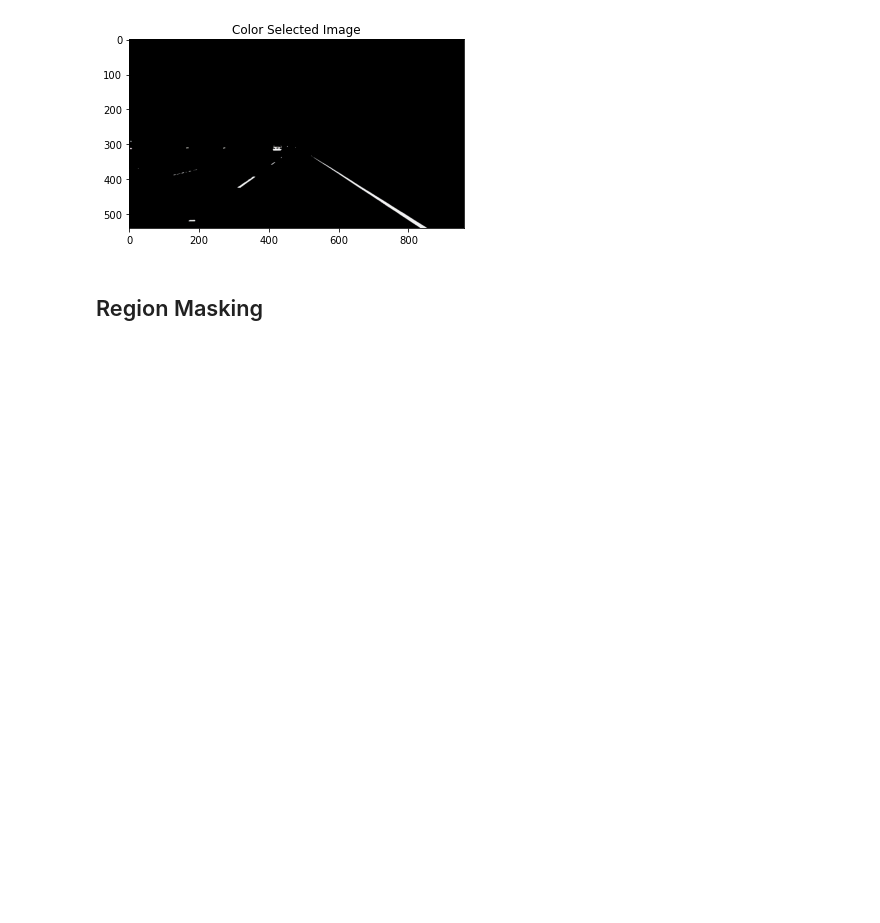
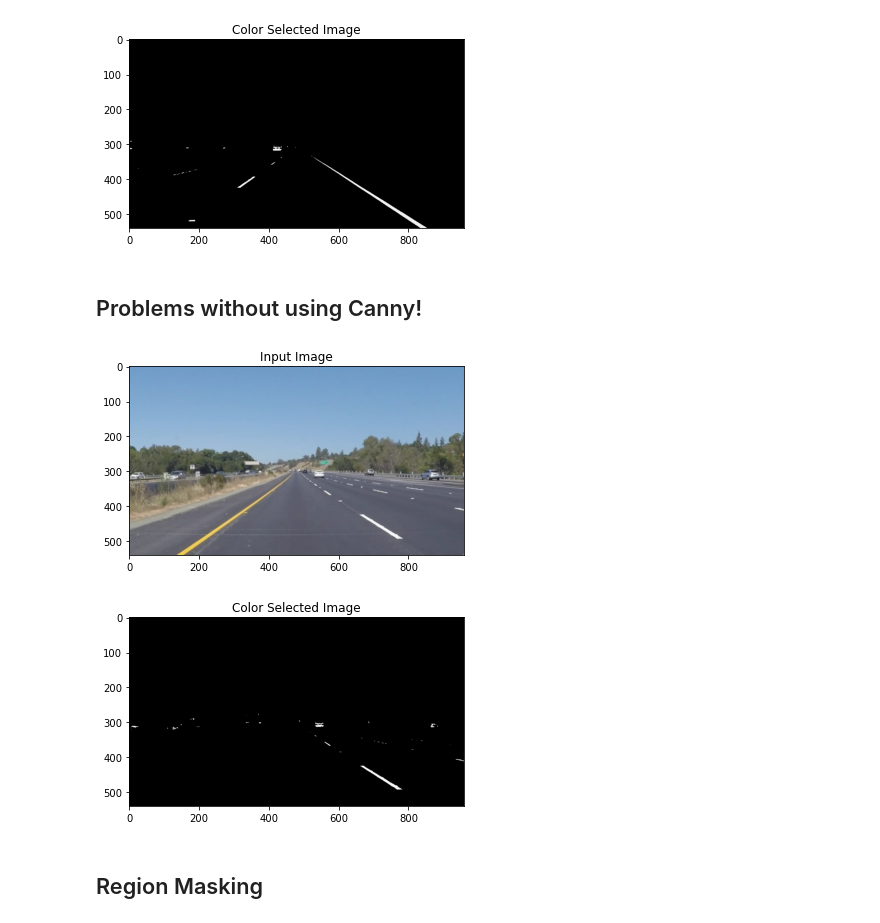
Before and after one commit to anujamin01/639Final, a Jupyter notebook: Final Project/laneDetection.ipynb, the cells around one changed output. Drawn from its saved outputs; the diff is of its cells as text; code cells hidden in the pictures; blank space fills up the shorter version.

Commit message:
updated code slightly to output files

```diff
--- a/Final Project/laneDetection.ipynb
+++ b/Final Project/laneDetection.ipynb
@@ -39,6 +39,37 @@ plt.show()
 # %% [output]
 [figure]
 [figure]
+# %% [markdown]
+## Problems without using Canny!
+# %%
+# Read in the image
+img = mpimg.imread('./basic_tests/solidYellowLeft.jpg')
+mpimg.imsave('./htmlimages/colorselectionproblems/input.png',img)
+# Grab the x and y size and make a copy of the image
+ysize, xsize = img.shape[0], img.shape[1]
+img_copy = np.copy(img)
+
+# color selection criteria
+r_thres, g_thres, b_thres = 210,210,210
+#rgb_threshold = [red_threshold, green_threshold, blue_threshold]
+
+# Do a boolean or with the "|" character to identify
+# pixels below the thresholds
+rgb_thres = (img[:,:,0] < r_thres) \
+            | (img[:,:,1] < g_thres) \
+            | (img[:,:,2] < b_thres)
+img_copy[rgb_thres] = [0,0,0]
+mpimg.imsave('./htmlimages/colorselectionproblems/output.png',img_copy)
+# Display the image
+plt.imshow(img)
+plt.title("Input Image")
+plt.show()
+plt.imshow(img_copy)
+plt.title("Color Selected Image")
+plt.show()
+# %% [output]
+[figure, added]
+[figure, added]
 # %% [markdown]
 ## Region Masking
 # %%
```
Also changed, not shown: parts of 4 cells of this notebook.
